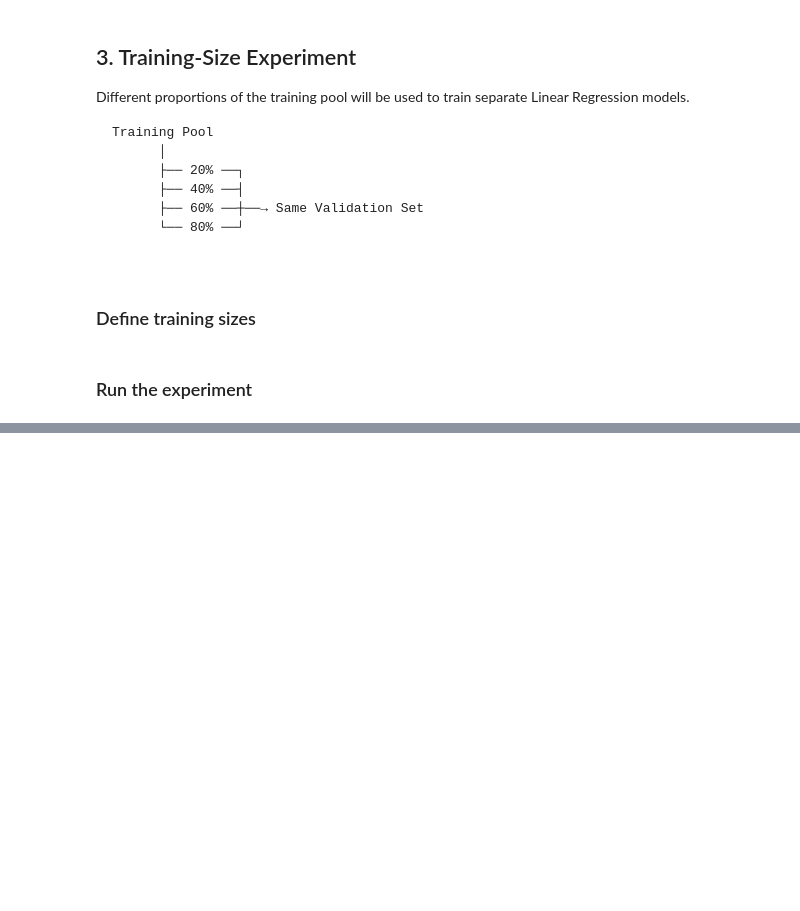
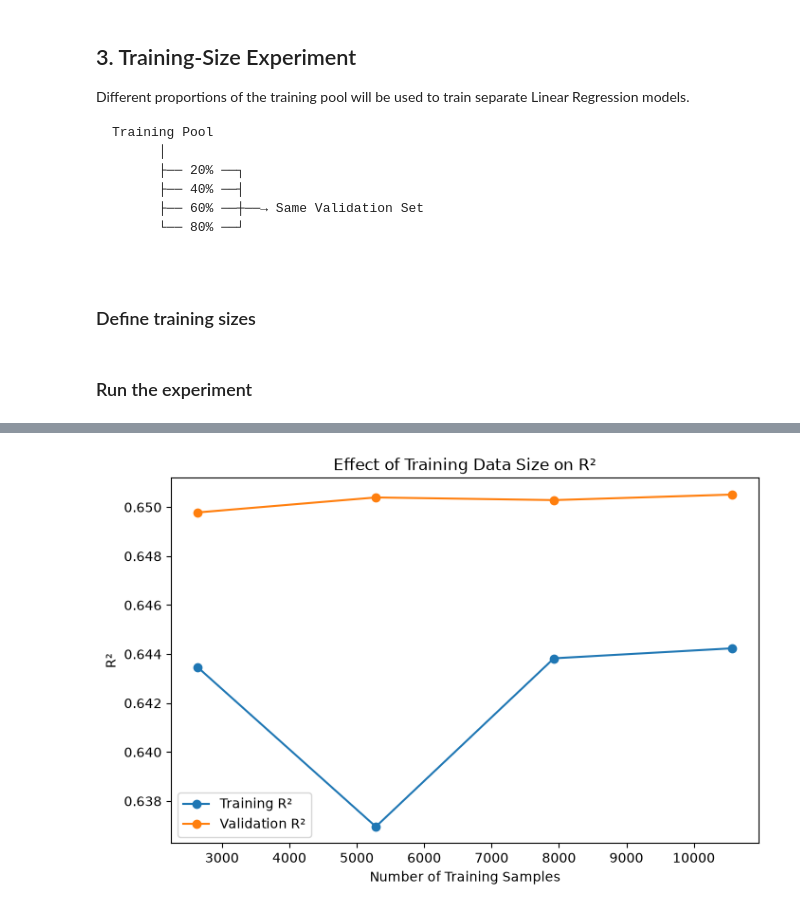
Before and after one commit to amanvashisth/House-Price-Prediction-ML-Project, a Jupyter notebook: Notebooks/Experiments/experiment_1.ipynb, the cells around one changed output, grey strips where cells are left out. Cells and saved outputs as stored; diff of their text form; code cells hidden in the pictures; blank space fills up the shorter version.

```diff
--- a/Notebooks/Experiments/experiment_1.ipynb
+++ b/Notebooks/Experiments/experiment_1.ipynb
@@ -133,0 +228,25 @@ ValueError: too many values to unpack (expected 2)
+# %%
+plt.figure(figsize=(8, 5))
+
+plt.plot(
+    results_df["Training_samples"],
+    results_df["Train_R2"],
+    marker="o",
+    label="Training R²"
+)
+
+plt.plot(
+    results_df["Training_samples"],
+    results_df["Validation_R2"],
+    marker="o",
+    label="Validation R²"
+)
+
+plt.xlabel("Number of Training Samples")
+plt.ylabel("R²")
+plt.title("Effect of Training Data Size on R²")
+plt.legend()
+
+plt.show()
+# %% [output]
+[figure, added]
```
Also changed, not shown: parts of 6 cells of this notebook.
